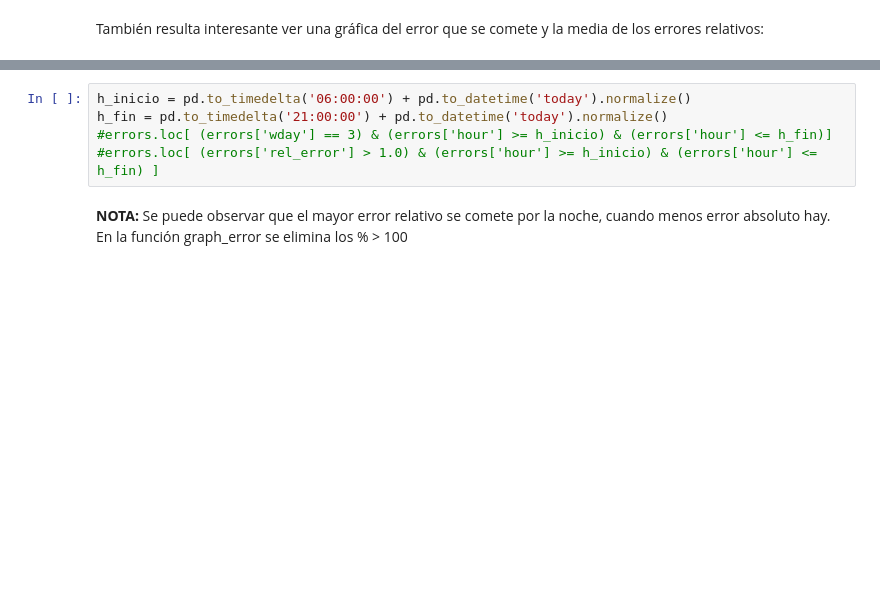
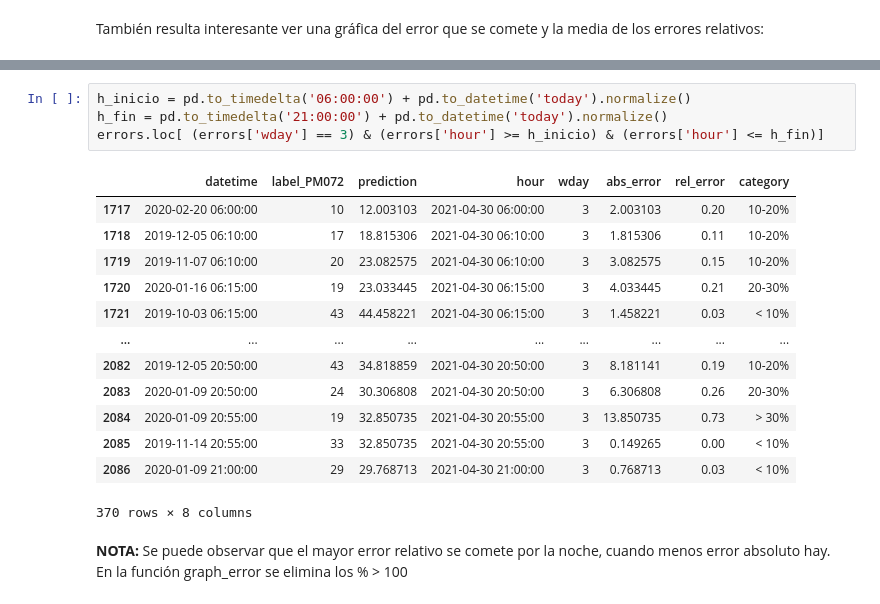
Before and after one commit to albertopmp/TFG, a Jupyter notebook: src/TrafficFlow.ipynb, the cells around one changed output, grey strips where cells are left out. Cells and saved outputs as stored; diff of their text form; blank space fills up the shorter version.

```diff
--- a/src/TrafficFlow.ipynb
+++ b/src/TrafficFlow.ipynb
@@ -976,8 +1006,21 @@ Predictions belonging to each category:
 # %%
 h_inicio = pd.to_timedelta('06:00:00') + pd.to_datetime('today').normalize()
 h_fin = pd.to_timedelta('21:00:00') + pd.to_datetime('today').normalize()
-#errors.loc[ (errors['wday'] == 3) & (errors['hour'] >= h_inicio) & (errors['hour'] <= h_fin)]
-#errors.loc[ (errors['rel_error'] > 1.0) & (errors['hour'] >= h_inicio) & (errors['hour'] <= h_fin) ]
+errors.loc[ (errors['wday'] == 3) & (errors['hour'] >= h_inicio) & (errors['hour'] <= h_fin)]
+# %% [output]
+|  | datetime | label_PM072 | prediction | hour | wday | abs_error | rel_error | category |
+| 1717 | 2020-02-20 06:00:00 | 10 | 12.003103 | 2021-04-30 06:00:00 | 3 | 2.003103 | 0.20 | 10-20% |
+| 1718 | 2019-12-05 06:10:00 | 17 | 18.815306 | 2021-04-30 06:10:00 | 3 | 1.815306 | 0.11 | 10-20% |
+| 1719 | 2019-11-07 06:10:00 | 20 | 23.082575 | 2021-04-30 06:10:00 | 3 | 3.082575 | 0.15 | 10-20% |
+| 1720 | 2020-01-16 06:15:00 | 19 | 23.033445 | 2021-04-30 06:15:00 | 3 | 4.033445 | 0.21 | 20-30% |
+| 1721 | 2019-10-03 06:15:00 | 43 | 44.458221 | 2021-04-30 06:15:00 | 3 | 1.458221 | 0.03 | < 10% |
+| ... | ... | ... | ... | ... | ... | ... | ... | ... |
+| 2082 | 2019-12-05 20:50:00 | 43 | 34.818859 | 2021-04-30 20:50:00 | 3 | 8.181141 | 0.19 | 10-20% |
+| 2083 | 2020-01-09 20:50:00 | 24 | 30.306808 | 2021-04-30 20:50:00 | 3 | 6.306808 | 0.26 | 20-30% |
+| 2084 | 2020-01-09 20:55:00 | 19 | 32.850735 | 2021-04-30 20:55:00 | 3 | 13.850735 | 0.73 | > 30% |
+| 2085 | 2019-11-14 20:55:00 | 33 | 32.850735 | 2021-04-30 20:55:00 | 3 | 0.149265 | 0.00 | < 10% |
+| 2086 | 2020-01-09 21:00:00 | 29 | 29.768713 | 2021-04-30 21:00:00 | 3 | 0.768713 | 0.03 | < 10% |
+370 rows × 8 columns
 # %% [markdown]
 **NOTA:** Se puede observar que el mayor error relativo se comete por la noche, cuando menos error absoluto hay.
 En la función graph_error se elimina los % > 100
```
Also changed, not shown: parts of 18 cells of this notebook.
